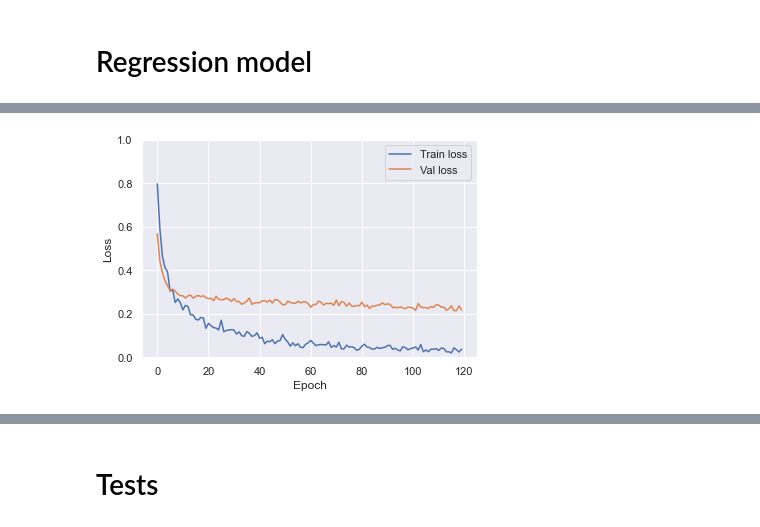
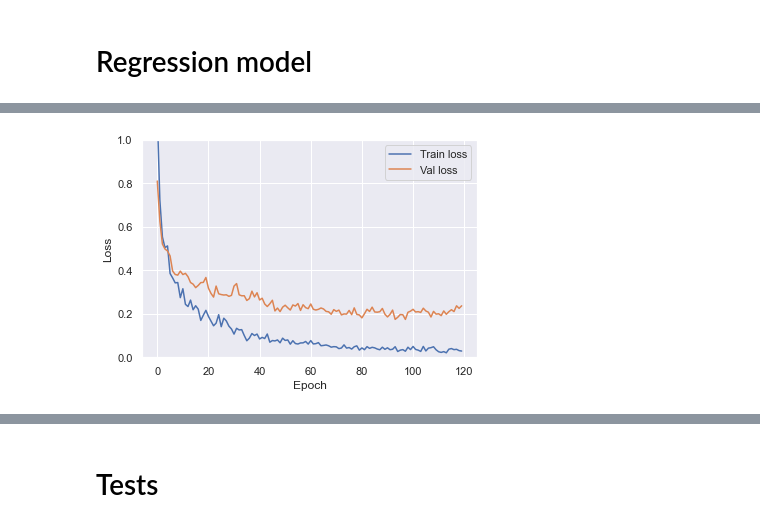
Before and after one commit to Egorka1/WG_Forge, a Jupyter notebook: WGProjectFinal.ipynb, the cells around one changed output, grey strips where cells are left out. Saved outputs shown, nothing was run; the diff lists cells and outputs as text; code cells hidden in the pictures.

```diff
--- a/WGProjectFinal.ipynb
+++ b/WGProjectFinal.ipynb
@@ -726,5 +730,5 @@ arena_members
 # %%
-for f in ['kills_made', 'damage_dealt', 'damage_assisted_radio', 'damage_assisted_track', 'damage_blocked_by_armor']:
+for f in ['original_credits', 'booster_bonus_credits', 'booster_bonus_xp', 'kills_made', 'damage_dealt', 'damage_assisted_radio', 'damage_assisted_track', 'damage_blocked_by_armor']:
     arena_members[f + '_normed_by_lvl'] = arena_members[f] * arena_members['battle_lvl_weight']
 
 arena_members
@@ -745,7 +749,7 @@ arena_members
 # %%
-f = arena_members.groupby(['vehicle_type_cd', 'account_db_id'])[['original_credits',
-                                                                 'booster_bonus_credits',
-                                                                 'booster_bonus_xp',
+f = arena_members.groupby(['vehicle_type_cd', 'account_db_id'])[['original_credits_normed_by_lvl',
+                                                                 'booster_bonus_credits_normed_by_lvl',
+                                                                 'booster_bonus_xp_normed_by_lvl',
                                                                  'kills_made_normed_by_lvl',
                                                                  'damage_dealt_normed_by_lvl',
                                                                  'damage_assisted_radio_normed_by_lvl',
@@ -753,17 +757,17 @@ f = arena_members.groupby(['vehicle_type_cd', 'account_db_id'])[['original_credi
                                                                  'damage_blocked_by_armor_normed_by_lvl',
                                                                  'player_winrate_ML']].mean()
 
+f['normed_original_credits'] = (1 - f['player_winrate_ML']) * f['original_credits_normed_by_lvl']
+f['normed_booster_bonus_credits'] = (1 - f['player_winrate_ML']) * f['booster_bonus_credits_normed_by_lvl']
+f['normed_booster_bonus_xp'] = (1 - f['player_winrate_ML']) * f['booster_bonus_xp_normed_by_lvl']
 f['normed_kills_made'] = (1 - f['player_winrate_ML']) * f['kills_made_normed_by_lvl']
 f['normed_damage_dealt'] = (1 - f['player_winrate_ML']) * f['damage_dealt_normed_by_lvl']
 f['normed_damage_assisted_radio'] = (1 - f['player_winrate_ML']) * f['damage_assisted_radio_normed_by_lvl']
 f['normed_damage_assisted_track'] = (1 - f['player_winrate_ML']) * f['damage_assisted_track_normed_by_lvl']
 f['normed_damage_blocked_by_armor'] = (1 - f['player_winrate_ML']) * f['damage_blocked_by_armor_normed_by_lvl']
 
-f = f.groupby(level=0)[['original_credits', 'booster_bonus_credits', 'booster_bonus_xp', 'normed_kills_made',
-                        'normed_damage_dealt', 'normed_damage_assisted_radio', 'normed_damage_assisted_track',
+f = f.groupby(level=0)[['normed_original_credits', 'normed_booster_bonus_credits', 'normed_booster_bonus_xp',
+                        'normed_kills_made', 'normed_damage_dealt', 'normed_damage_assisted_radio', 'normed_damage_assisted_track',
                         'normed_damage_blocked_by_armor']].mean()
-f = f.rename(columns={'original_credits': 'mean_original_credits',
-                      'booster_bonus_credits': 'mean_booster_bonus_credits',
-                      'booster_bonus_xp': 'mean_booster_bonus_xp'})
 f
 # %% [output]
@@ -801,8 +805,9 @@ arena_members
 # %%
-dataset = arena_members[['vehicle_type_cd', 'item_class', 'item_level', 'crew_size', 'tank_winrate',
-                         'mean_original_credits', 'mean_booster_bonus_credits', 'mean_booster_bonus_xp',
+dataset = arena_members[['vehicle_type_cd', 'item_level', 'crew_size', 'tank_winrate',
+                         'normed_original_credits', 'normed_booster_bonus_credits', 'normed_booster_bonus_xp',
                          'normed_kills_made', 'normed_damage_dealt', 'normed_damage_assisted_radio',
                          'normed_damage_assisted_track', 'normed_damage_blocked_by_armor',
+                         'item_class_0', 'item_class_1', 'item_class_2', 'item_class_3', 'item_class_4',
                          'item_price_credit', 'item_price_gold']]
 dataset
 # %% [output]
@@ -907,3 +916,8 @@ normed_gold_dataset
 # %%
 train_data = np.array(normed_gold_dataset.drop(columns=['item_price_gold']))
 train_labels = np.array(normed_gold_dataset[['item_price_gold']])
+# %%
+pca = PCA(n_components=0.95)
+train_data = pca.fit_transform(train_data)
+
+pca.explained_variance_ratio_
@@ -912,7 +945,7 @@ epochs = 120
 
 model = build_network(train_data.shape[1])
 history = model.fit(train_data, train_labels,
-                    validation_split=0.2,
+                    validation_split=0.1,
                     epochs=epochs, shuffle=True)
 
 plot_network_history(history)
@@ -937,4 +970,4 @@ Epoch 120/120
-[figure, old version]
+[figure, new version]
 # %%
 full_model = build_network(train_data.shape[1])
 history = full_model.fit(train_data, train_labels,
```
Also changed, not shown: parts of 28 cells of this notebook.
